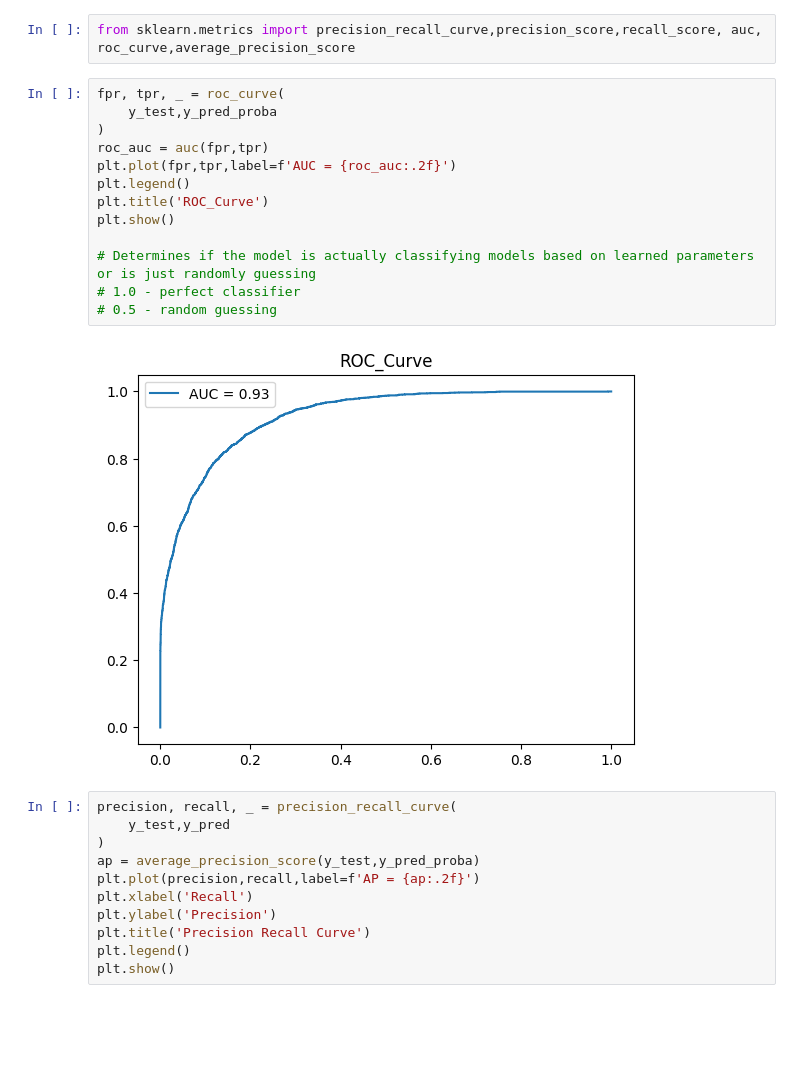
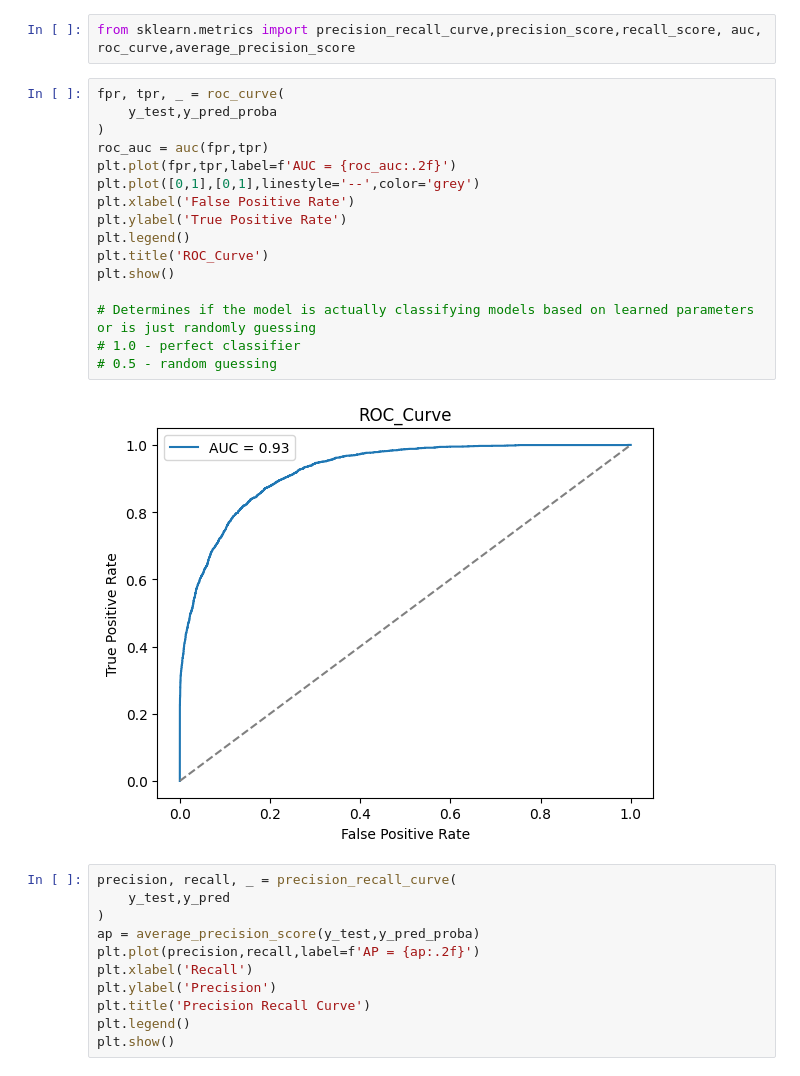
Before and after one commit to Maxwell-Selassie/Adult-Salary, a Jupyter notebook: BestModel_Evaluation.ipynb, the cells around one changed output. Cells and saved outputs as stored; diff of their text form; blank space fills up the shorter version.

```diff
--- a/BestModel_Evaluation.ipynb
+++ b/BestModel_Evaluation.ipynb
@@ -55,18 +55,21 @@ from sklearn.metrics import precision_recall_curve,precision_score,recall_score,
 # %%
 fpr, tpr, _ = roc_curve(
     y_test,y_pred_proba
 )
 roc_auc = auc(fpr,tpr)
 plt.plot(fpr,tpr,label=f'AUC = {roc_auc:.2f}')
+plt.plot([0,1],[0,1],linestyle='--',color='grey')
+plt.xlabel('False Positive Rate')
+plt.ylabel('True Positive Rate')
 plt.legend()
 plt.title('ROC_Curve')
 plt.show()
 
 # Determines if the model is actually classifying models based on learned parameters or is just randomly guessing
 # 1.0 - perfect classifier
 # 0.5 - random guessing
 # %% [output]
-[figure, old version]
+[figure, new version]
 # %%
 precision, recall, _ = precision_recall_curve(
     y_test,y_pred
```
Also changed, not shown: parts of 5 cells of this notebook.
